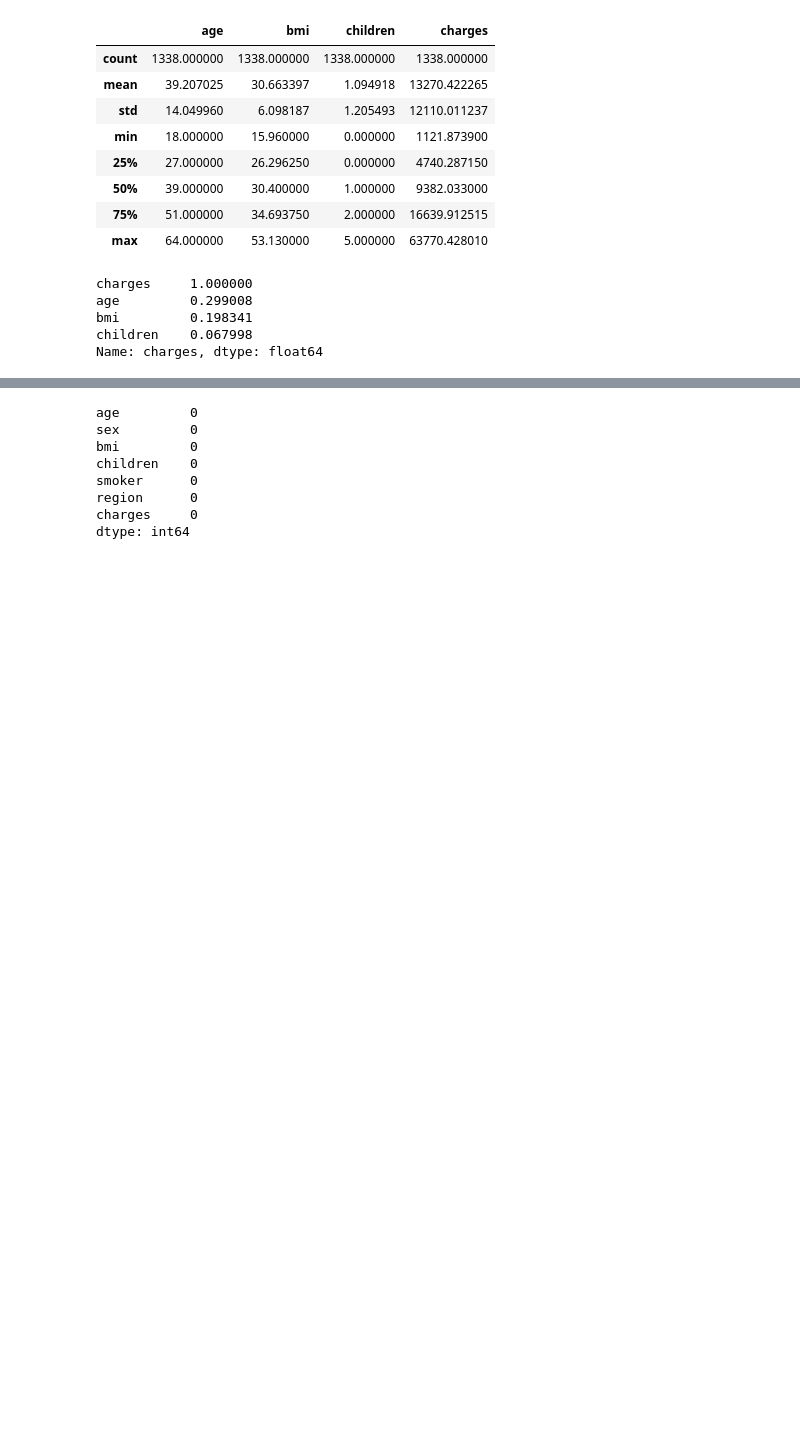
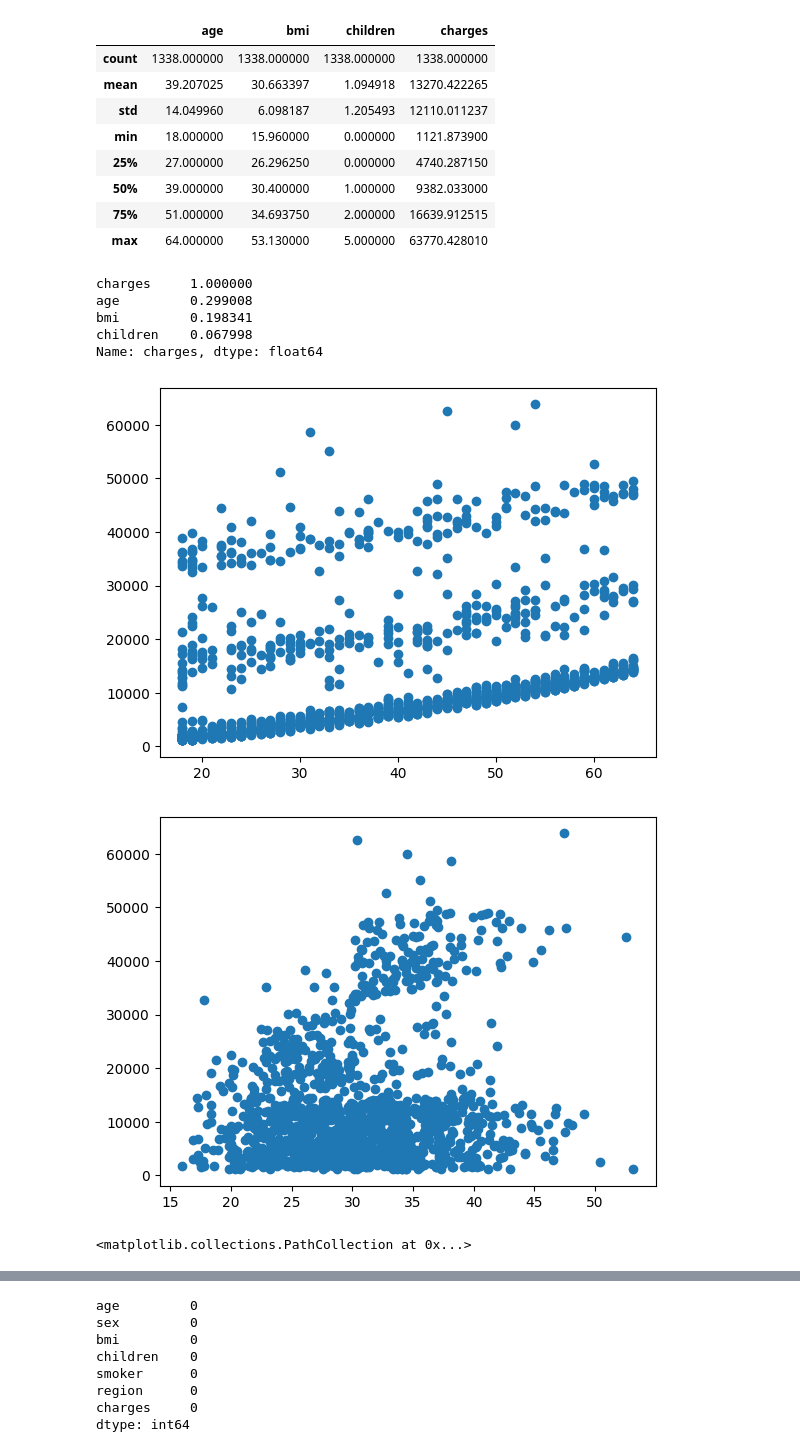
Before and after one commit to nhdien1394/AI-Project, a Jupyter notebook: Insurance_Regression.ipynb, the cells around one changed output, grey strips where cells are left out. Drawn from its saved outputs; the diff is of its cells as text; code cells hidden in the pictures; blank space fills up the shorter version.

```diff
--- a/Insurance_Regression.ipynb
+++ b/Insurance_Regression.ipynb
@@ -84,3 +84,16 @@ age         0.299008
 bmi         0.198341
 children    0.067998
 Name: charges, dtype: float64
+# %%
+
+plt.scatter(insurance["age"] , insurance["charges"])
+plt.show()
+
+plt.scatter(insurance["bmi"] , insurance["charges"])
+plt.show()
+
+plt.scatter(insurance["children"] , insurance["charges"])
+# %% [output]
+[figure, added]
+[figure, added]
+<matplotlib.collections.PathCollection at 0x...>
```
Also changed, not shown: parts of 2 cells of this notebook.
